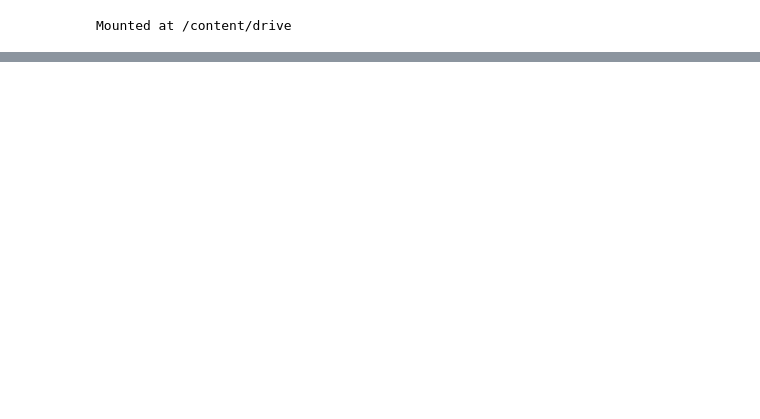
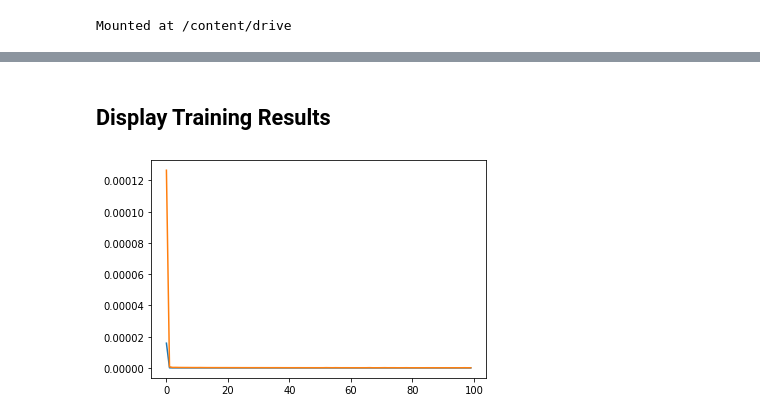
Before and after one commit to dalbyryan3/cs-6955-deep-learning-final-project, a Jupyter notebook: predicting_porous_materials_mechanical_response.ipynb, the cells around one changed output, grey strips where cells are left out. Drawn from its saved outputs; the diff is of its cells as text; code cells hidden in the pictures; blank space fills up the shorter version.

Commit message:
Implemented basic network for mapping from porous structure image to youngs modulus

```diff
--- a/predicting_porous_materials_mechanical_response.ipynb
+++ b/predicting_porous_materials_mechanical_response.ipynb
@@ -16,0 +160,3 @@ Git directory content: ['predicting_porous_materials_mechanical_response.ipynb',
+# %%
+# Load porous dataset into memory
+porous_dataset = PorousMaterialsDataset('porositydataset.hdf5', img_transform=transforms.Compose([transforms.ToPILImage(), transforms.Resize(224), transforms.ToTensor()]))
@@ -16,0 +257,35 @@ Git directory content: ['predicting_porous_materials_mechanical_response.ipynb',
+# %%
+train_total_MSE_vals = []
+val_total_MSE_vals = []
+model_save_name = 'model.pt'
+model_save_path = '{0}{1}'.format(model_checkpoint_save_path, model_save_name)
+best_val_total_MSE = 1 # Only want to start saving best model once below this
+model = model.to(device=device)
+model.train()
+for e in range(nepochs):
+    print("Begin epoch {0}".format(e))
+    for batch in train_loader:
+        train_features, train_labels = batch
+        train_features = train_features.to(dtype=dtype, device=device)
+        train_labels = train_labels.to(dtype=dtype, device=device)
+
+        pred_labels = torch.flatten(model(train_features))
+        loss = criterion(pred_labels, train_labels)
+
+        optimizer.zero_grad()
+        loss.backward()
+        optimizer.step()
+    current_train_total_MSE, _ = get_PorousMaterialImageToYoungsModulusNet_accuracy(model, train_loader, criterion)
+    current_val_total_MSE, _ = get_PorousMaterialImageToYoungsModulusNet_accuracy(model, val_loader, criterion)
+    train_total_MSE_vals.append(current_train_total_MSE)
+    val_total_MSE_vals.append(current_val_total_MSE)
+    if current_val_total_MSE < best_val_total_MSE:
+        torch.save({
+            'epoch':e,
+            'model_state_dict':model.state_dict(),
+            'optimizer_state_dict':optimizer.state_dict(),
+            'train_loss':current_train_total_MSE,
+            'val_loss':current_val_total_MSE
+        }, model_save_path)
+        best_val_total_MSE = current_val_total_MSE
+    print("Epoch {0}: train total MSE={1}, val total MSE={2}\n\n".format(e, current_train_total_MSE, current_val_total_MSE))
@@ -16,0 +310,9 @@ Git directory content: ['predicting_porous_materials_mechanical_response.ipynb',
+# %% [markdown]
+## Display Training Results
+# %%
+plt.figure()
+plt.plot(train_total_MSE_vals, label='Test MSE')
+plt.plot(val_total_MSE_vals, label='Test MSE')
+plt.show()
+# %% [output]
+[figure, added]
```
Also changed, not shown: parts of 21 cells of this notebook, 1 other file.
